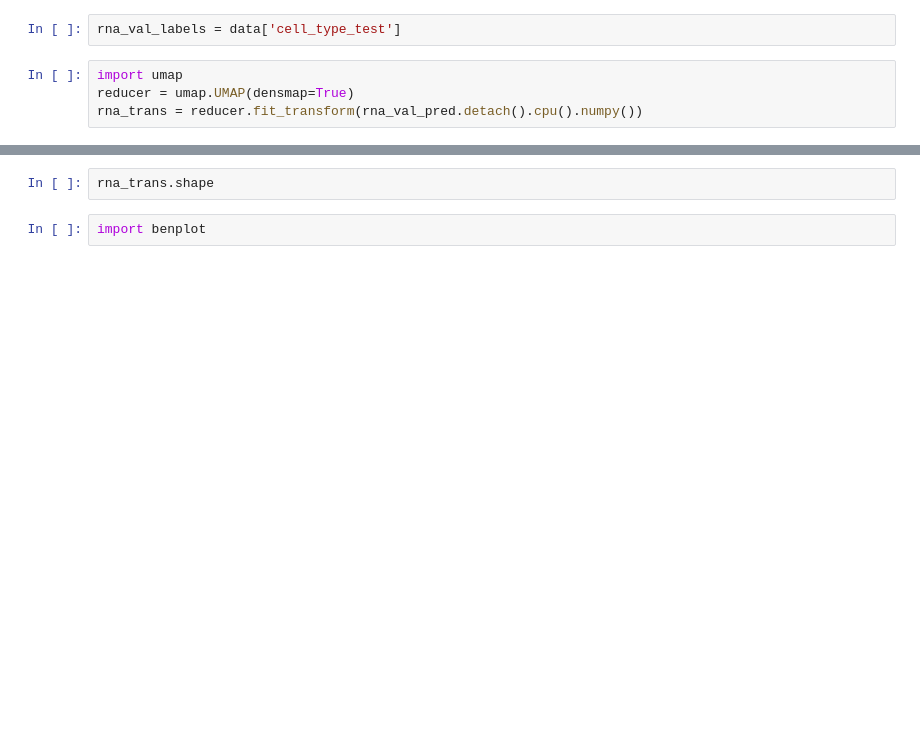
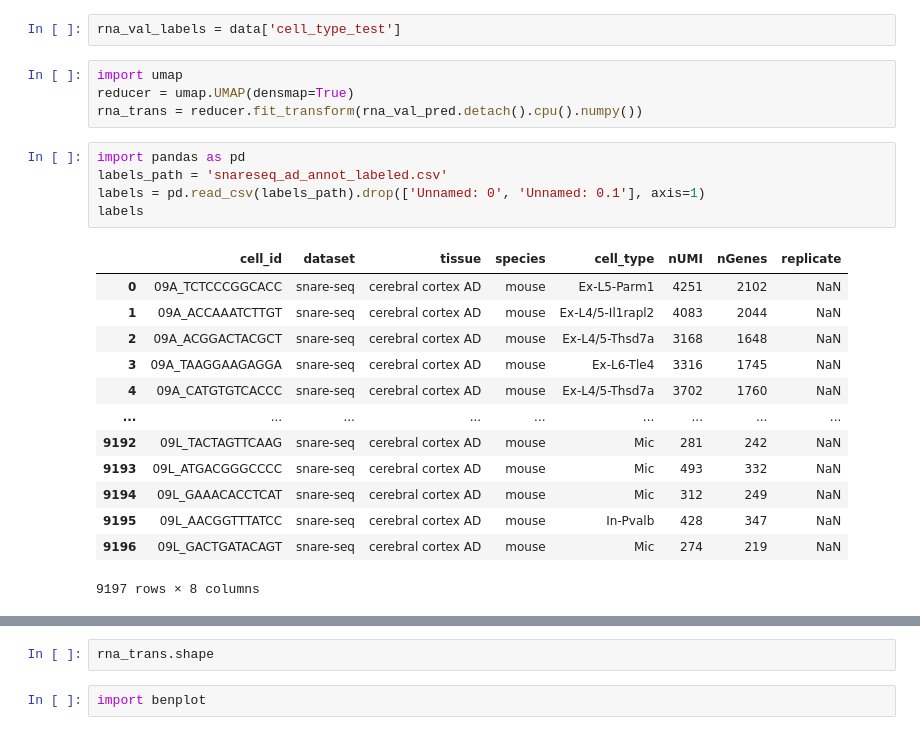
Before and after one commit to rogershijin/GANOLI, a Jupyter notebook: ganoli/models/scratch.ipynb, the cells around one changed output, grey strips where cells are left out. Saved outputs shown, nothing was run; the diff lists cells and outputs as text; blank space fills up the shorter version.

```diff
--- a/ganoli/models/scratch.ipynb
+++ b/ganoli/models/scratch.ipynb
@@ -169,3 +169,22 @@ rna_val_labels = data['cell_type_test']
 import umap
 reducer = umap.UMAP(densmap=True)
 rna_trans = reducer.fit_transform(rna_val_pred.detach().cpu().numpy())
+# %%
+import pandas as pd
+labels_path = 'snareseq_ad_annot_labeled.csv'
+labels = pd.read_csv(labels_path).drop(['Unnamed: 0', 'Unnamed: 0.1'], axis=1)
+labels
+# %% [output]
+|  | cell_id | dataset | tissue | species | cell_type | nUMI | nGenes | replicate |
+| 0 | 09A_TCTCCCGGCACC | snare-seq | cerebral cortex AD | mouse | Ex-L5-Parm1 | 4251 | 2102 | NaN |
+| 1 | 09A_ACCAAATCTTGT | snare-seq | cerebral cortex AD | mouse | Ex-L4/5-Il1rapl2 | 4083 | 2044 | NaN |
+| 2 | 09A_ACGGACTACGCT | snare-seq | cerebral cortex AD | mouse | Ex-L4/5-Thsd7a | 3168 | 1648 | NaN |
+| 3 | 09A_TAAGGAAGAGGA | snare-seq | cerebral cortex AD | mouse | Ex-L6-Tle4 | 3316 | 1745 | NaN |
+| 4 | 09A_CATGTGTCACCC | snare-seq | cerebral cortex AD | mouse | Ex-L4/5-Thsd7a | 3702 | 1760 | NaN |
+| ... | ... | ... | ... | ... | ... | ... | ... | ... |
+| 9192 | 09L_TACTAGTTCAAG | snare-seq | cerebral cortex AD | mouse | Mic | 281 | 242 | NaN |
+| 9193 | 09L_ATGACGGGCCCC | snare-seq | cerebral cortex AD | mouse | Mic | 493 | 332 | NaN |
+| 9194 | 09L_GAAACACCTCAT | snare-seq | cerebral cortex AD | mouse | Mic | 312 | 249 | NaN |
+| 9195 | 09L_AACGGTTTATCC | snare-seq | cerebral cortex AD | mouse | In-Pvalb | 428 | 347 | NaN |
+| 9196 | 09L_GACTGATACAGT | snare-seq | cerebral cortex AD | mouse | Mic | 274 | 219 | NaN |
+9197 rows × 8 columns
```
Also changed, not shown: parts of 3 cells of this notebook, 15 other files.
